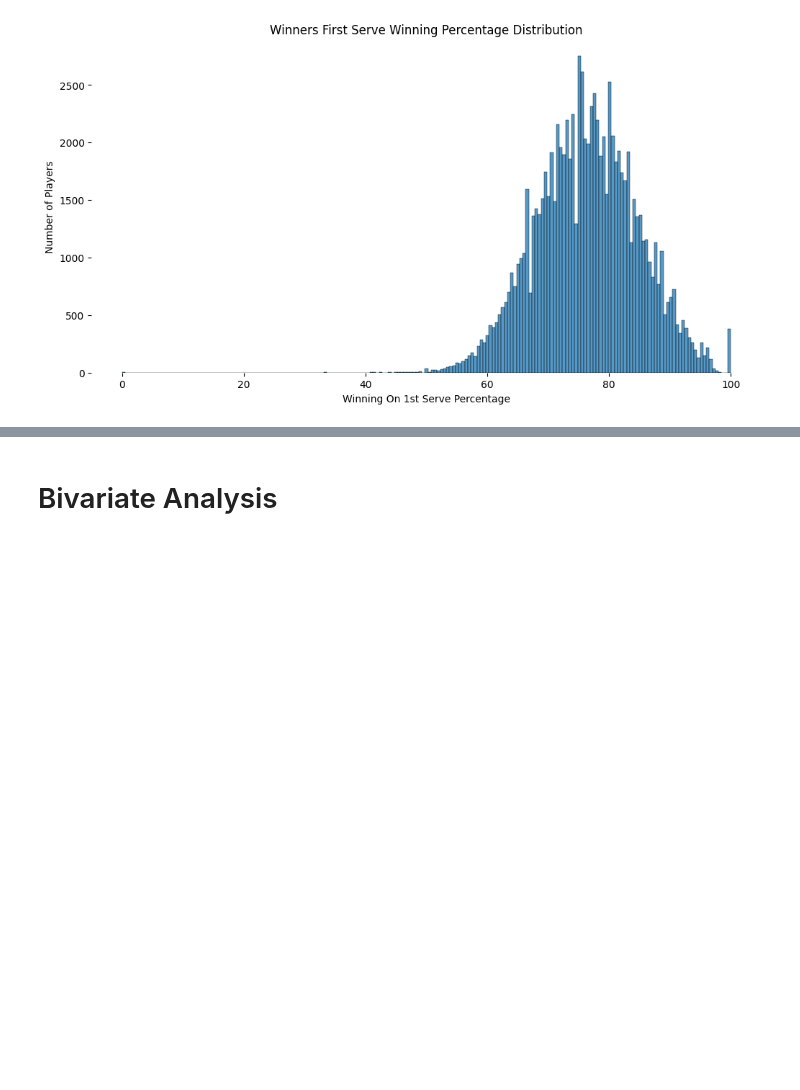
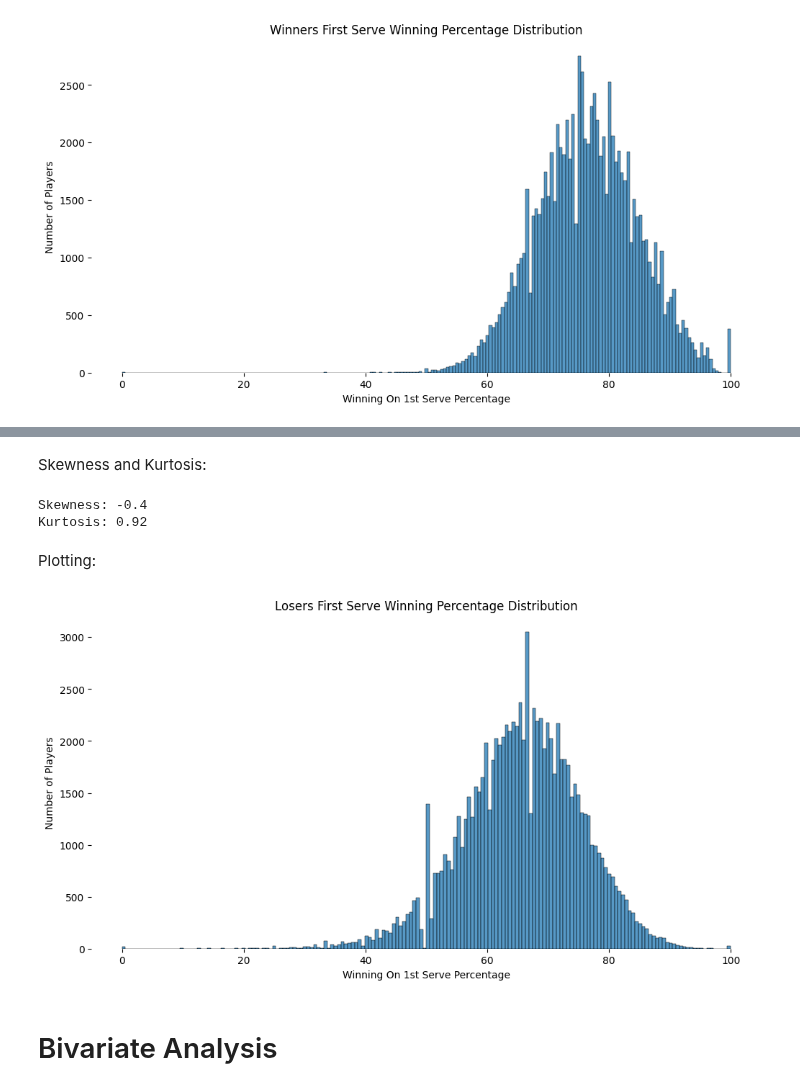
Before and after one commit to YoavWeller/Tennis_Analysis, a Jupyter notebook: tennis_analysis.ipynb, the cells around one changed output, grey strips where cells are left out. Saved outputs shown, nothing was run; the diff lists cells and outputs as text; code cells hidden in the pictures; blank space fills up the shorter version.

Commit message:
Update tennis_analysis.ipynb
Creating a univariate analysis for the l_1st_serve_winning_percentage variable

```diff
--- a/tennis_analysis.ipynb
+++ b/tennis_analysis.ipynb
@@ -716,3 +732,33 @@ plt.show()
+# %% [markdown]
+Skewness and Kurtosis:
+# %%
+l_1st_serve_winning_percentage_skewness = combined_df["l_1st_serve_winning_percentage"].skew()
+l_1st_serve_winning_percentage_kurtosis = combined_df["l_1st_serve_winning_percentage"].kurtosis()
+
+print(f"Skewness: {round(l_1st_serve_winning_percentage_skewness, 2)}")
+print(f"Kurtosis: {round(l_1st_serve_winning_percentage_kurtosis, 2)}")
+# %% [output]
+Skewness: -0.4
+Kurtosis: 0.92
+# %% [markdown]
+Plotting:
+# %%
+# Creating the plot
+plt.figure(figsize=(12, 6))
+l_1st_serve_winning_percentage_histogram = sns.histplot(data=combined_df, x="l_1st_serve_winning_percentage")
+
+# Removing the frame
+sns.despine(left=True, bottom=True)
+
+# Titles
+l_1st_serve_winning_percentage_histogram.set_xlabel("Winning On 1st Serve Percentage")
+l_1st_serve_winning_percentage_histogram.set_ylabel("Number of Players")
+l_1st_serve_winning_percentage_histogram.set_title("Losers First Serve Winning Percentage Distribution")
+
+# Showing the plot
+plt.show()
+# %% [output]
+[figure, added]
 # %% [markdown]
 # Bivariate Analysis
 # %% [markdown]
```
Also changed, not shown: parts of 3 cells of this notebook.
